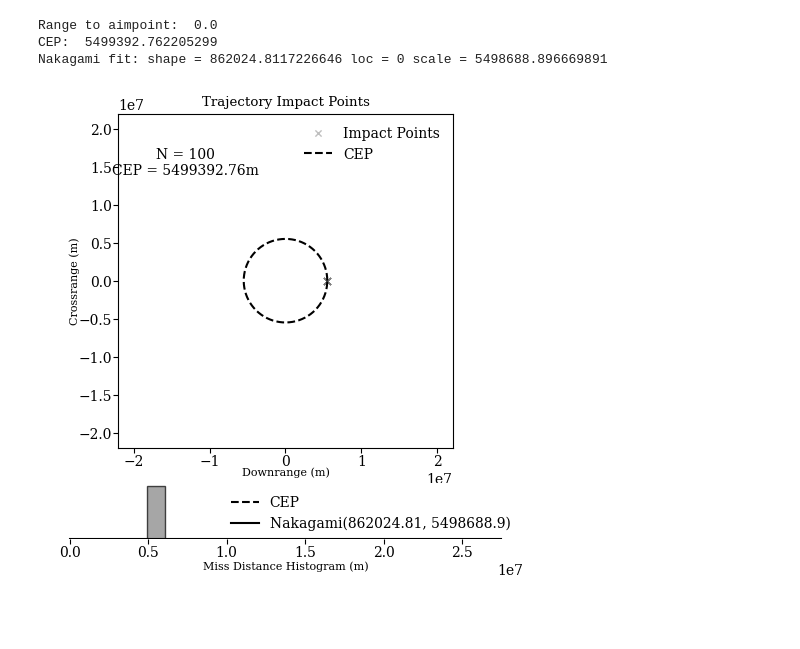
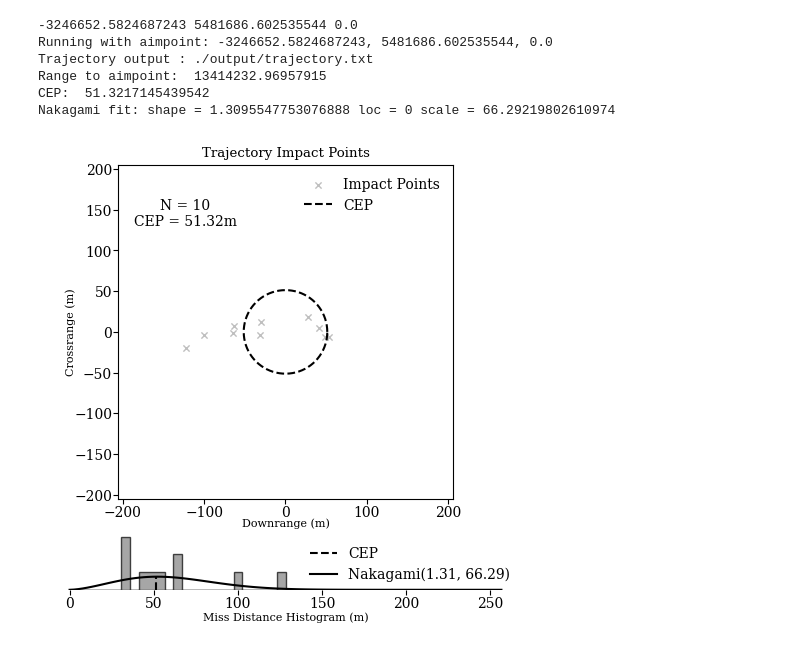
Before and after one commit to lmarthur/pytrajlib, a Jupyter notebook: examples/example.ipynb, the cells around one changed output. Saved outputs shown, nothing was run; the diff lists cells and outputs as text; code cells hidden in the pictures; blank space fills up the shorter version.

Commit message:
trajectory plot + example notebook

```diff
--- a/examples/example.ipynb
+++ b/examples/example.ipynb
@@ -1,14 +1,19 @@
 # %%
 from pytrajlib import plot, simulation
 # %%
-run_params = simulation.get_default_run_params()
-run_params["num_runs"] = 100
+run_params = simulation.get_run_params()
+run_params["num_runs"] = 10
 run_params["atm_model"] = 1
+run_params["atm_error"] = 0
 run_params["impact_output"] = 1
+run_params["traj_output"] = 0
 impact_data = simulation.run(run_params)
-plot.impact(run_params=run_params, impact_data=impact_data)
+plot.impact(run_params=run_params, data=impact_data)
 # %% [output]
-Range to aimpoint:  0.0
-CEP:  5499392.762205299
-Nakagami fit: shape = 862024.8117226646 loc = 0 scale = 5498688.896669891
+-3246652.5824687243 5481686.602535544 0.0
+Running with aimpoint: -3246652.5824687243, 5481686.602535544, 0.0
+Trajectory output : ./output/trajectory.txt
+Range to aimpoint:  13414232.96957915
+CEP:  51.3217145439542
+Nakagami fit: shape = 1.3095547753076888 loc = 0 scale = 66.29219802610974
-[figure, old version]
+[figure, new version]
```
Also changed, not shown: parts of 1 cell of this notebook, 1 other file.
